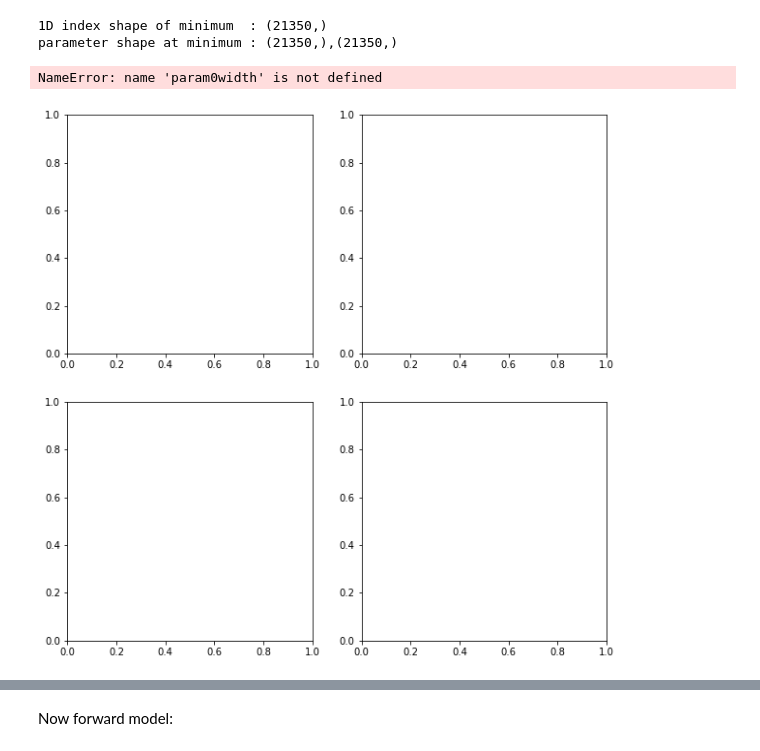
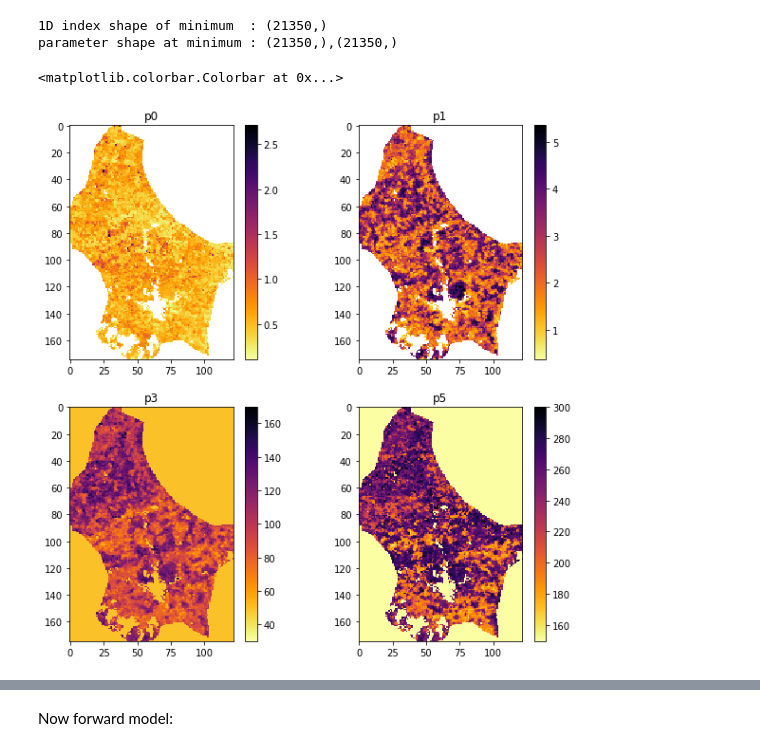
Before and after one commit to UCL-EO/geog0111, a Jupyter notebook: notebooks/051_Phenology_model.ipynb, the cells around one changed output, grey strips where cells are left out. Saved outputs shown, nothing was run; the diff lists cells and outputs as text; code cells hidden in the pictures.

```diff
--- a/notebooks/051_Phenology_model.ipynb
+++ b/notebooks/051_Phenology_model.ipynb
@@ -373,34 +373,34 @@ parameter shape at minimum : (21350,),(21350,)
 # %%
 import matplotlib.pyplot as plt
 
 # reshape p0min,p1min before plotting
 
 fig, axs = plt.subplots(2,2,figsize=(10,10))
 axs = axs.flatten()
 ishape = lai[0].shape
 
-im = axs[0].imshow(param0width,interpolation="nearest",\
+im = axs[0].imshow(param0.reshape(ishape),interpolation="nearest",\
                 cmap=plt.cm.inferno_r)
 axs[0].set_title(f'p0')
 fig.colorbar(im, ax=axs[0])
 
 im = axs[1].imshow(param1.reshape(ishape),interpolation="nearest",\
                 cmap=plt.cm.inferno_r)
 axs[1].set_title(f'p1')
 fig.colorbar(im, ax=axs[1])
 
 im = axs[2].imshow(p3.reshape(ishape),interpolation="nearest",\
                 cmap=plt.cm.inferno_r)
 axs[2].set_title(f'p3')
 fig.colorbar(im, ax=axs[2])
 
 im = axs[3].imshow(p5.reshape(ishape),interpolation="nearest",\
                 cmap=plt.cm.inferno_r)
 axs[3].set_title(f'p5')
 fig.colorbar(im, ax=axs[3])
 # %% [output]
-NameError: name 'param0width' is not defined
+<matplotlib.colorbar.Colorbar at 0x...>
-[figure, old version]
+[figure, new version]
 # %%
 import matplotlib.pyplot as plt
 
```
Also changed, not shown: parts of 6 cells of this notebook.
